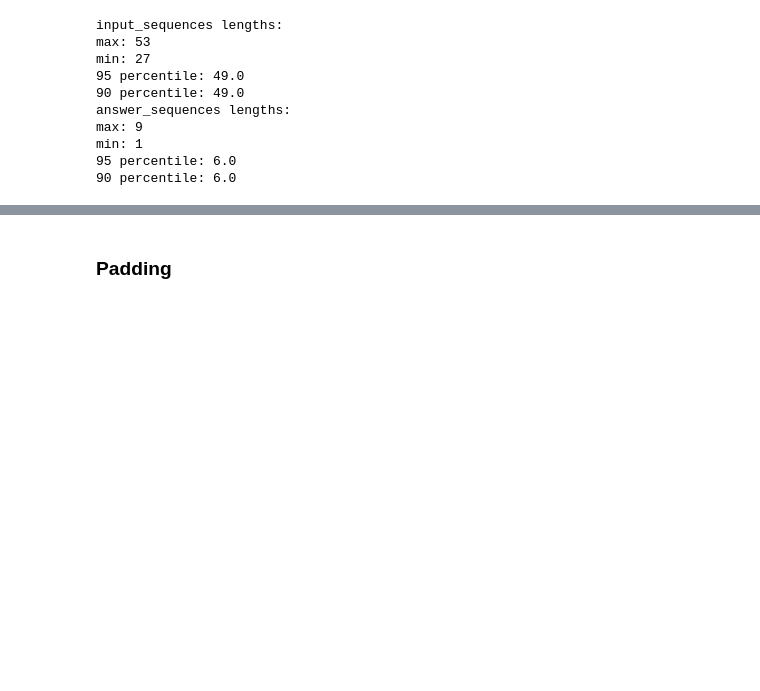
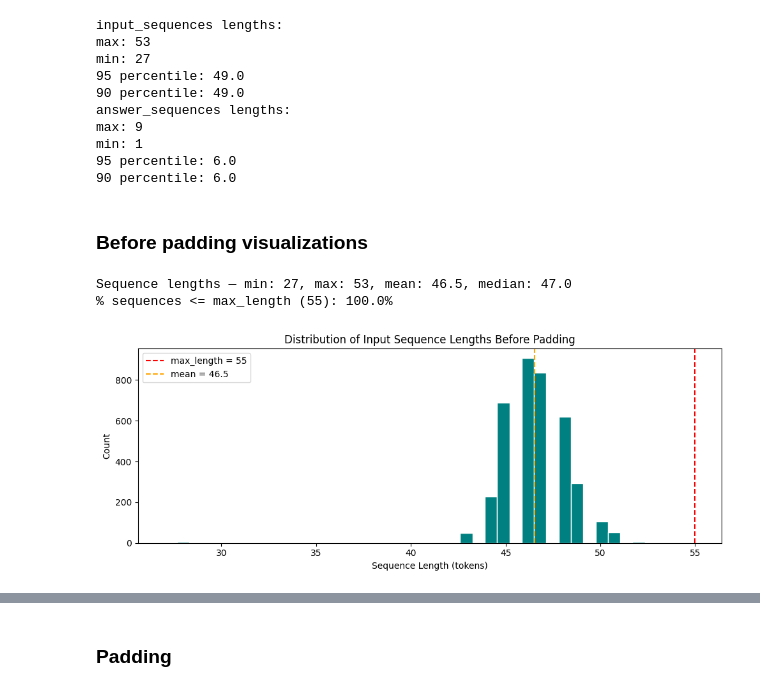
Before and after one commit to Raed108/NLP-Project, a Jupyter notebook: ms1_analysis.ipynb, the cells around one changed output, grey strips where cells are left out. Cells and saved outputs as stored; diff of their text form; code cells hidden in the pictures; blank space fills up the shorter version.

```diff
--- a/ms1_analysis.ipynb
+++ b/ms1_analysis.ipynb
@@ -994,0 +1095,29 @@ min: 1
+# %% [markdown]
+### Before padding visualizations
+# %%
+import numpy as np
+
+# --- 3. Sequence length distribution (before padding) ---
+seq_lengths = [len(s) for s in input_sequences]
+
+
+print(f"Sequence lengths — min: {min(seq_lengths)}, max: {max(seq_lengths)}, "
+      f"mean: {np.mean(seq_lengths):.1f}, median: {np.median(seq_lengths):.1f}")
+print(f"% sequences <= max_length ({max_length_input}): "
+      f"{100 * np.mean(np.array(seq_lengths) <= max_length_input):.1f}%")
+
+fig, ax = plt.subplots(figsize=(10, 4))
+ax.hist(seq_lengths, bins=40, color='teal', edgecolor='white')
+ax.axvline(max_length_input, color='red', linestyle='--', label=f'max_length = {max_length_input}')
+ax.axvline(np.mean(seq_lengths), color='orange', linestyle='--',
+           label=f'mean = {np.mean(seq_lengths):.1f}')
+ax.set_xlabel('Sequence Length (tokens)')
+ax.set_ylabel('Count')
+ax.set_title('Distribution of Input Sequence Lengths Before Padding')
+ax.legend()
+plt.tight_layout()
+plt.show()
+# %% [output]
+Sequence lengths — min: 27, max: 53, mean: 46.5, median: 47.0
+% sequences <= max_length (55): 100.0%
+[figure, added]
```
Also changed, not shown: parts of 10 cells of this notebook.
